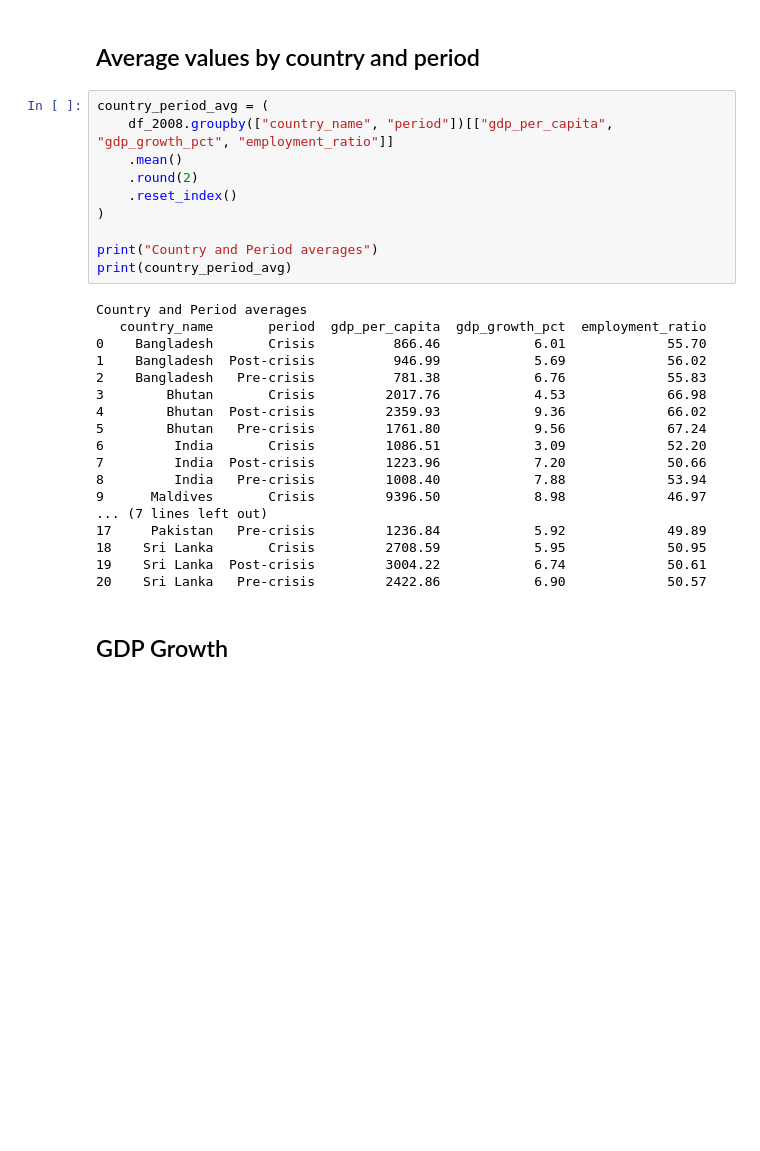
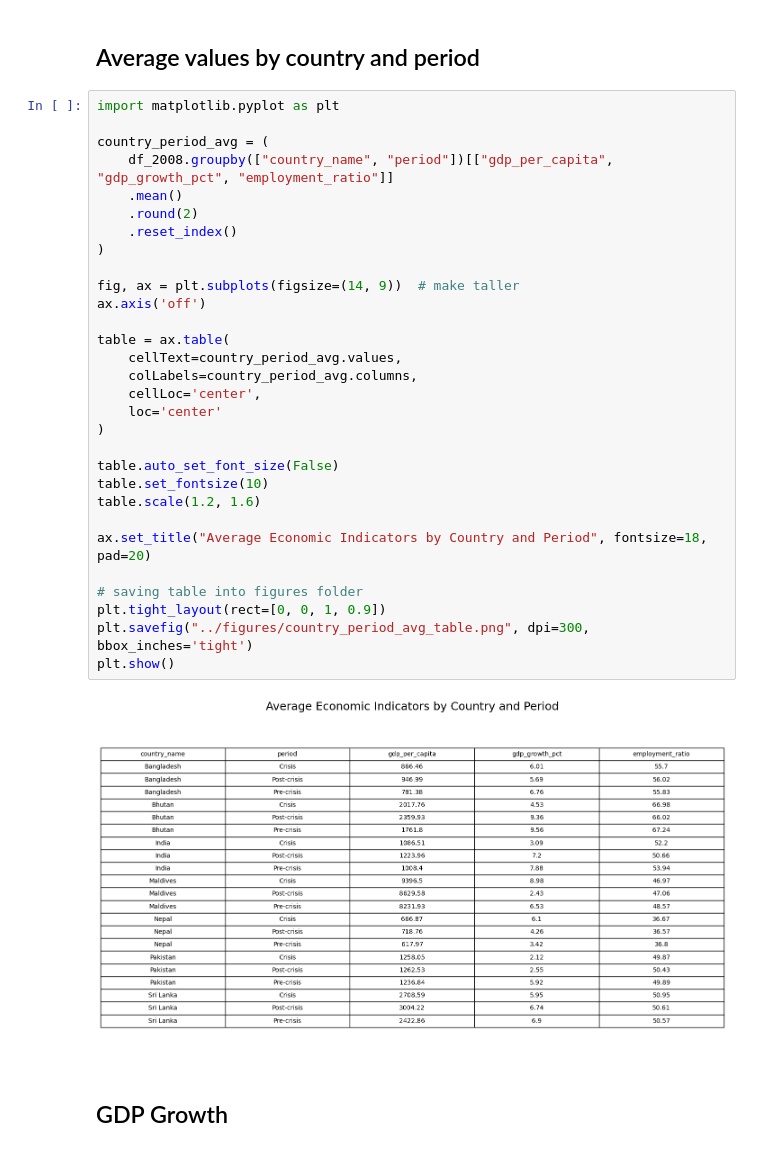
Before and after one commit to chris-tinad/DATASCI350_finalproject_group2, a Jupyter notebook: scripts/2008Crisis.ipynb, the cells around one changed output. Drawn from its saved outputs; the diff is of its cells as text; blank space fills up the shorter version.

```diff
--- a/scripts/2008Crisis.ipynb
+++ b/scripts/2008Crisis.ipynb
@@ -106,34 +106,38 @@ Post-crisis  66.94
 Pre-crisis   67.36
 # %% [markdown]
 ## Average values by country and period
-# %%
-country_period_avg = (
-    df_2008.groupby(["country_name", "period"])[["gdp_per_capita", "gdp_growth_pct", "employment_ratio"]]
-    .mean()
-    .round(2)
-    .reset_index()
-)
-
-print("Country and Period averages")
-print(country_period_avg)
-# %% [output]
-Country and Period averages
-   country_name       period  gdp_per_capita  gdp_growth_pct  employment_ratio
-0    Bangladesh       Crisis          866.46            6.01             55.70
-1    Bangladesh  Post-crisis          946.99            5.69             56.02
-2    Bangladesh   Pre-crisis          781.38            6.76             55.83
-3        Bhutan       Crisis         2017.76            4.53             66.98
-4        Bhutan  Post-crisis         2359.93            9.36             66.02
-5        Bhutan   Pre-crisis         1761.80            9.56             67.24
-6         India       Crisis         1086.51            3.09             52.20
-7         India  Post-crisis         1223.96            7.20             50.66
-8         India   Pre-crisis         1008.40            7.88             53.94
-9      Maldives       Crisis         9396.50            8.98             46.97
-... (7 lines left out)
-17     Pakistan   Pre-crisis         1236.84            5.92             49.89
-18    Sri Lanka       Crisis         2708.59            5.95             50.95
-19    Sri Lanka  Post-crisis         3004.22            6.74             50.61
-20    Sri Lanka   Pre-crisis         2422.86            6.90             50.57
+# %%
+import matplotlib.pyplot as plt
+
+country_period_avg = (
+    df_2008.groupby(["country_name", "period"])[["gdp_per_capita", "gdp_growth_pct", "employment_ratio"]]
+    .mean()
+    .round(2)
+    .reset_index()
+)
+
+fig, ax = plt.subplots(figsize=(14, 9))  # make taller
+ax.axis('off')
+
+table = ax.table(
+    cellText=country_period_avg.values,
+    colLabels=country_period_avg.columns,
+    cellLoc='center',
+    loc='center'
+)
+
+table.auto_set_font_size(False)
+table.set_fontsize(10)
+table.scale(1.2, 1.6)
+
+ax.set_title("Average Economic Indicators by Country and Period", fontsize=18, pad=20)
+
+# saving table into figures folder
+plt.tight_layout(rect=[0, 0, 1, 0.9])
+plt.savefig("../figures/country_period_avg_table.png", dpi=300, bbox_inches='tight')
+plt.show()
+# %% [output]
+[figure, added]
 # %% [markdown]
 ## GDP Growth
 # %%
```
Also changed, not shown: parts of 5 cells of this notebook.
